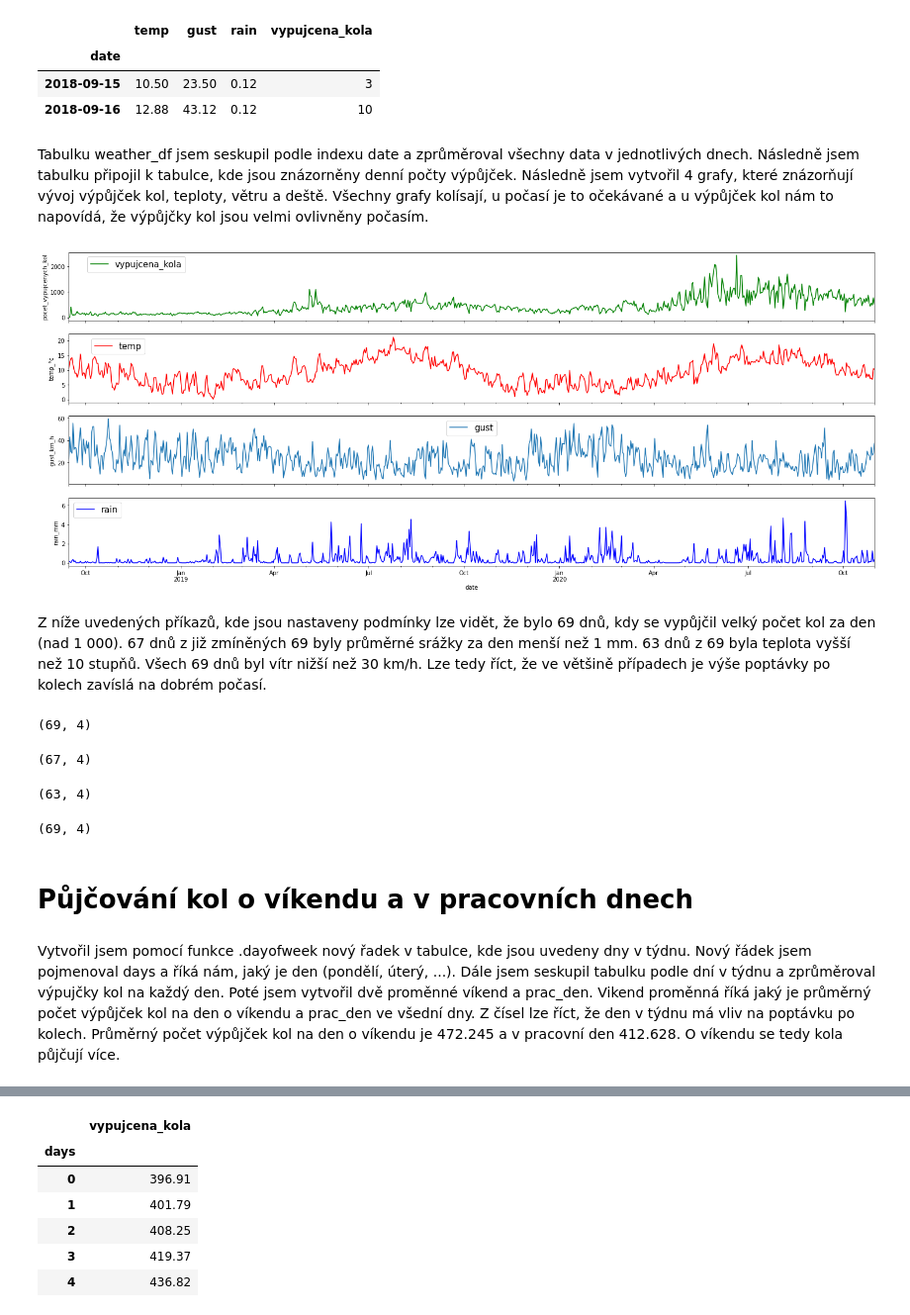
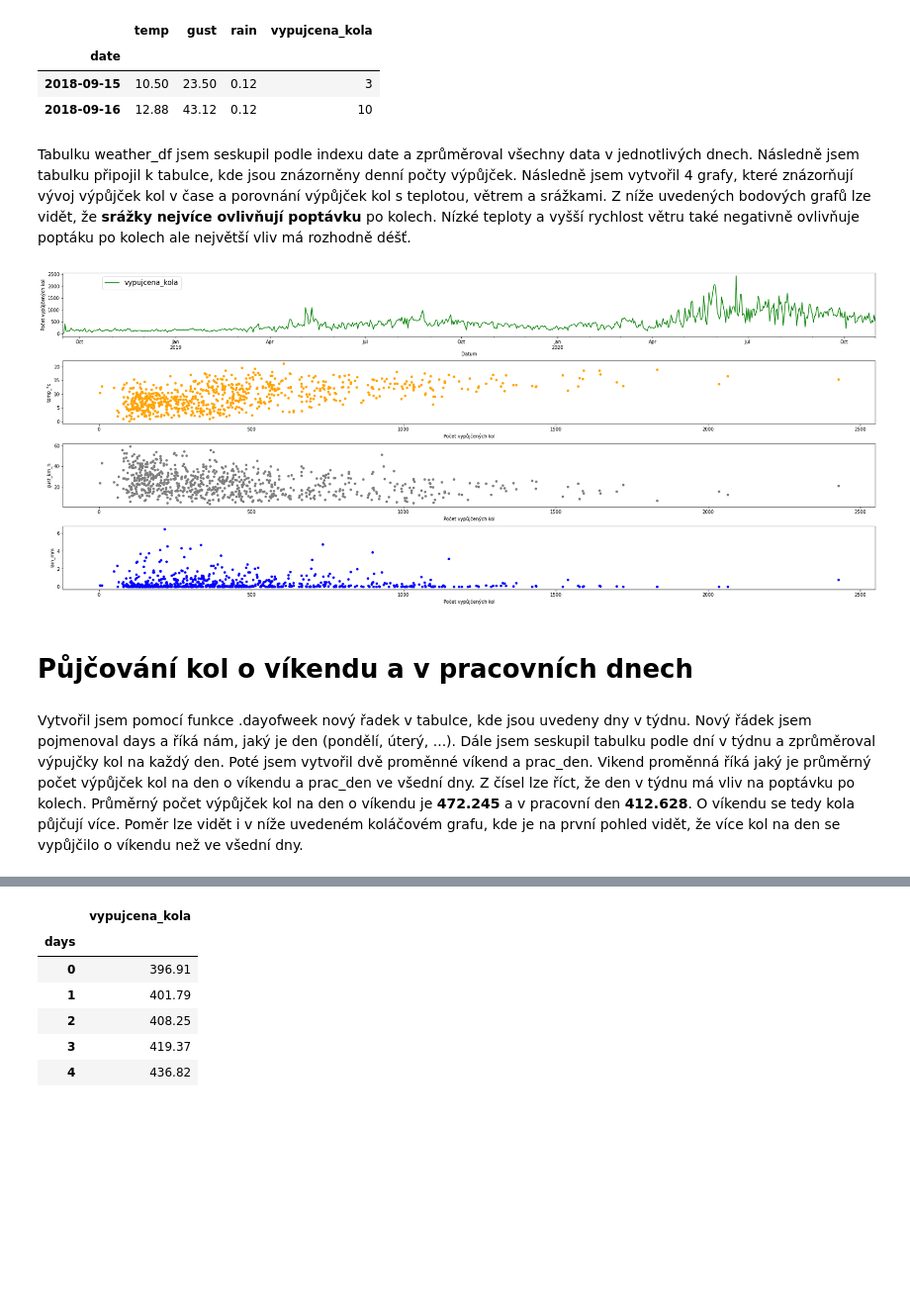
Before and after one commit to Krocan777/Python_projekt_Edinburgh, a Jupyter notebook: Oprava_projekt_python.ipynb, the cells around one changed output, grey strips where cells are left out. Shown at 99% size. Drawn from its saved outputs; the diff is of its cells as text; code cells hidden in the pictures; blank space fills up the shorter version.

```diff
--- a/Oprava_projekt_python.ipynb
+++ b/Oprava_projekt_python.ipynb
@@ -638,48 +645,31 @@ df3.head(2)
 | 2018-09-15 | 10.50 | 23.50 | 0.12 | 3 |
 | 2018-09-16 | 12.88 | 43.12 | 0.12 | 10 |
 # %% [markdown]
-Tabulku weather_df jsem seskupil podle indexu date a zprůměroval všechny data v jednotlivých dnech. Následně jsem tabulku připojil k tabulce, kde jsou znázorněny denní počty výpůjček. Následně jsem vytvořil 4 grafy, které znázorňují vývoj výpůjček kol, teploty, větru a deště. Všechny grafy kolísají, u počasí je to očekávané a u výpůjček kol nám to napovídá, že výpůjčky kol jsou velmi ovlivněny počasím.
+Tabulku weather_df jsem seskupil podle indexu date a zprůměroval všechny data v jednotlivých dnech. Následně jsem tabulku připojil k tabulce, kde jsou znázorněny denní počty výpůjček. Následně jsem vytvořil 4 grafy, které znázorňují vývoj výpůjček kol v čase a porovnání výpůjček kol s teplotou, větrem a srážkami. Z níže uvedených bodových grafů lze vidět, že **srážky nejvíce ovlivňují poptávku** po kolech. Nízké teploty a vyšší rychlost větru také negativně ovlivňuje poptáku po kolech ale největší vliv má rozhodně déšť.
 # %%
-fig, axes = plt.subplots(4, 1, figsize=(25,10), sharex=True)
+fig, axes = plt.subplots(4, 1, figsize=(25,10), constrained_layout=True)
 
 df3['vypujcena_kola'].plot(ax=axes[0], color='green')
-axes[0].set_ylabel('pocet_vypujcenych_kol')
+axes[0].set_ylabel('Počet vypůjčených kol')
+axes[0].set_xlabel('Datum')
 axes[0].legend(fontsize = 15, bbox_to_anchor=(0.15 ,1))
 
-df3['temp'].plot(ax=axes[1], color='red')
+df3[['vypujcena_kola','temp']].plot.scatter(ax=axes[1], x = 'vypujcena_kola', y = 'temp', color = 'orange')
 axes[1].set_ylabel('temp_°c')
-axes[1].legend(fontsize = 15, bbox_to_anchor=(0.1 ,1))
+axes[1].set_xlabel('Počet vypůjčených kol')
 
-df3['gust'].plot(ax=axes[2])
+df3[['vypujcena_kola','gust']].plot.scatter(ax=axes[2], x = 'vypujcena_kola', y = 'gust', color = 'grey')
 axes[2].set_ylabel('gust_km_h')
-axes[2].legend(fontsize = 15)
+axes[2].set_xlabel('Počet vypůjčených kol')
 
-df3['rain'].plot(ax=axes[3], color='blue')
+df3[['vypujcena_kola','rain']].plot.scatter(ax=axes[3], x = 'vypujcena_kola', y = 'rain', color='blue')
 axes[3].set_ylabel('rain_mm')
-axes[3].legend(fontsize = 15)
+axes[3].set_xlabel('Počet vypůjčených kol')
 
 ax.grid()
 # %% [output]
-[figure, old version]
+[figure, new version]
-# %% [markdown]
-Z níže uvedených příkazů, kde jsou nastaveny podmínky lze vidět, že bylo 69 dnů, kdy se vypůjčil velký počet kol za den (nad 1 000). 67 dnů z již zmíněných 69 byly průměrné srážky za den menší než 1 mm. 63 dnů z 69 byla teplota vyšší než 10 stupňů. Všech 69 dnů byl vítr nižší než 30 km/h. Lze tedy říct, že ve většině případech je výše poptávky po kolech zavíslá na dobrém počasí.
-# %%
-df3.query("vypujcena_kola > 1000").shape
-# %% [output]
-(69, 4)
-# %%
-df3.query("vypujcena_kola > 1000 & rain < 1").shape
-# %% [output]
-(67, 4)
-# %%
-df3.query("vypujcena_kola > 1000 & temp > 10").shape
-# %% [output]
-(63, 4)
-# %%
-df3.query("vypujcena_kola > 1000 & gust < 30").shape
-# %% [output]
-(69, 4)
 # %% [markdown]
 # Půjčování kol o víkendu a v pracovních dnech
 # %% [markdown]
-Vytvořil jsem pomocí funkce .dayofweek nový řadek v tabulce, kde jsou uvedeny dny v týdnu. Nový řádek jsem pojmenoval days a říká nám, jaký je den (pondělí, úterý, ...). Dále jsem seskupil tabulku podle dní v týdnu a zprůměroval výpujčky kol na každý den. Poté jsem vytvořil dvě proměnné víkend a prac_den. Vikend proměnná říká jaký je průměrný počet výpůjček kol na den o víkendu a prac_den ve všední dny. Z čísel lze říct, že den v týdnu má vliv na poptávku po kolech. Průměrný počet výpůjček kol na den o víkendu je 472.245 a v pracovní den 412.628. O víkendu se tedy kola půjčují více.
+Vytvořil jsem pomocí funkce .dayofweek nový řadek v tabulce, kde jsou uvedeny dny v týdnu. Nový řádek jsem pojmenoval days a říká nám, jaký je den (pondělí, úterý, ...). Dále jsem seskupil tabulku podle dní v týdnu a zprůměroval výpujčky kol na každý den. Poté jsem vytvořil dvě proměnné víkend a prac_den. Vikend proměnná říká jaký je průměrný počet výpůjček kol na den o víkendu a prac_den ve všední dny. Z čísel lze říct, že den v týdnu má vliv na poptávku po kolech. Průměrný počet výpůjček kol na den o víkendu je **472.245** a v pracovní den **412.628**. O víkendu se tedy kola půjčují více. Poměr lze vidět i v níže uvedeném koláčovém grafu, kde je na první pohled vidět, že více kol na den se vypůjčilo o víkendu než ve všední dny.
```
Also changed, not shown: parts of 6 cells of this notebook.
